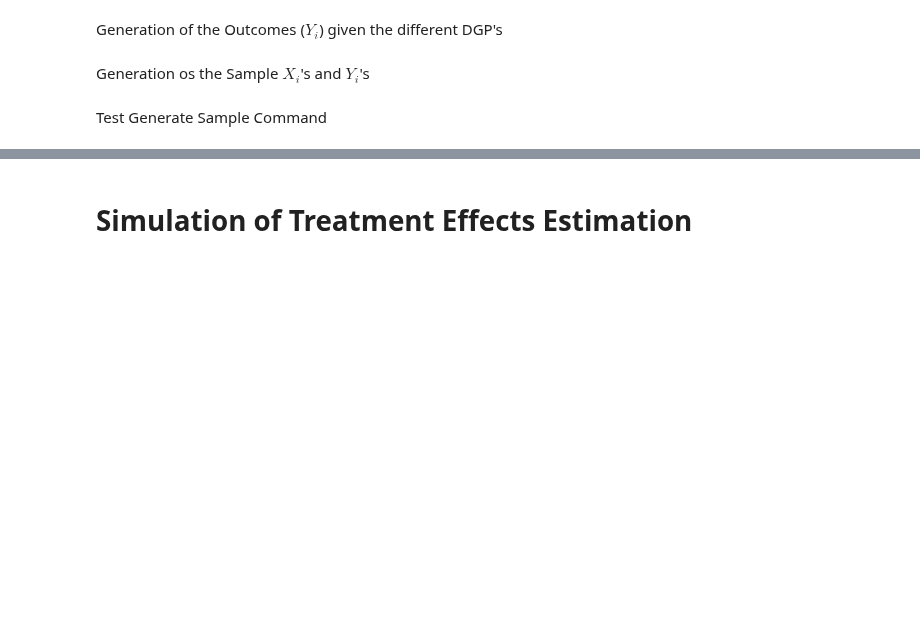
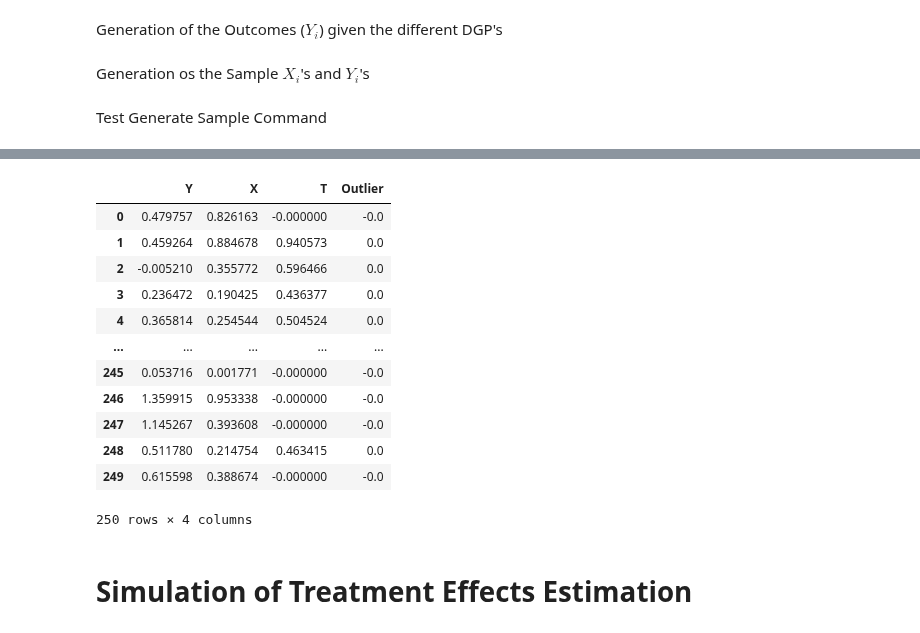
Before and after one commit to FranciscoPortilha/BSc2-Thesis---Robust-RDD, a Jupyter notebook: dev.ipynb, the cells around one changed output, grey strips where cells are left out. Cells and saved outputs as stored; diff of their text form; code cells hidden in the pictures; blank space fills up the shorter version.

```diff
--- a/dev.ipynb
+++ b/dev.ipynb
@@ -553,3 +574,19 @@ plotSplitFitComparison(sample,0,'OLS','Robust Huber','Donut')
+# %%
+sample.apply(lambda row: row.X * row.T, axis=1)
+# %% [output]
+|  | Y | X | T | Outlier |
+| 0 | 0.479757 | 0.826163 | -0.000000 | -0.0 |
+| 1 | 0.459264 | 0.884678 | 0.940573 | 0.0 |
+| 2 | -0.005210 | 0.355772 | 0.596466 | 0.0 |
+| 3 | 0.236472 | 0.190425 | 0.436377 | 0.0 |
+| 4 | 0.365814 | 0.254544 | 0.504524 | 0.0 |
+| ... | ... | ... | ... | ... |
+| 245 | 0.053716 | 0.001771 | -0.000000 | -0.0 |
+| 246 | 1.359915 | 0.953338 | -0.000000 | -0.0 |
+| 247 | 1.145267 | 0.393608 | -0.000000 | -0.0 |
+| 248 | 0.511780 | 0.214754 | 0.463415 | 0.0 |
+| 249 | 0.615598 | 0.388674 | -0.000000 | -0.0 |
+250 rows × 4 columns
 # %%
 #rdrobust(sample.Y,sample.X,p=1)
 #rdplot(sample.Y,sample.X,p=1)
```
Also changed, not shown: parts of 6 cells of this notebook.
